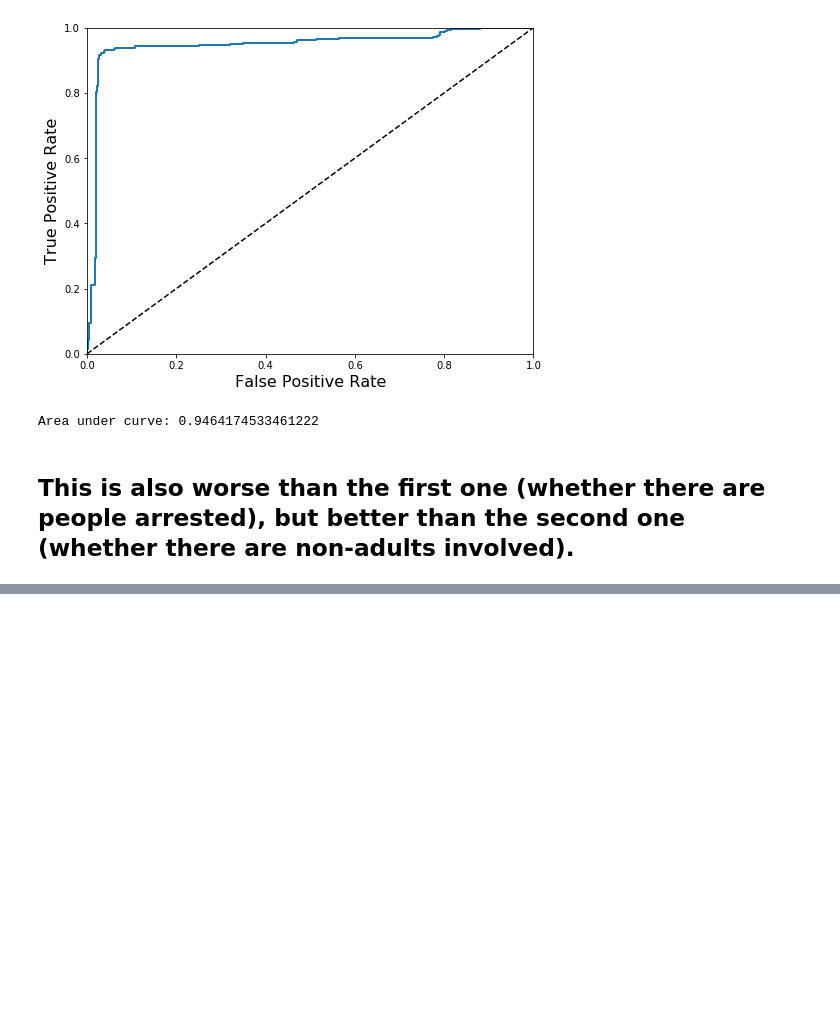
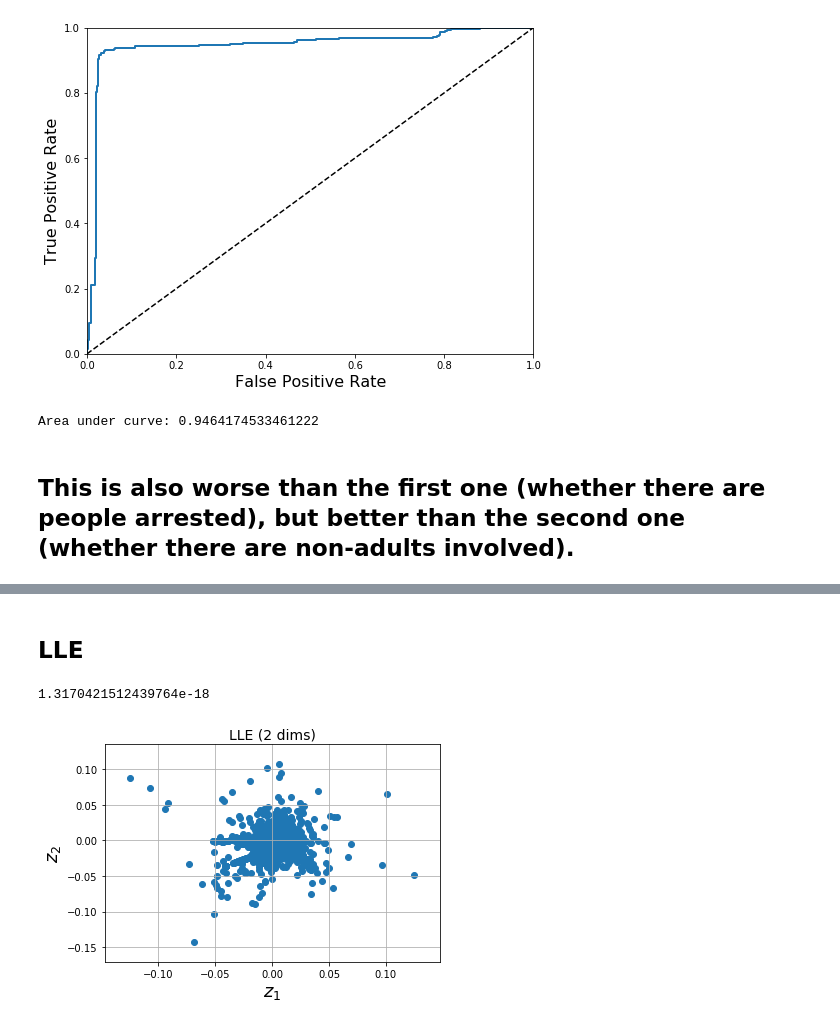
Before and after one commit to AkankshaNichrelay/Analysing-gun-violence-incidents, a Jupyter notebook: main.ipynb, the cells around one changed output, grey strips where cells are left out. Drawn from its saved outputs; the diff is of its cells as text; code cells hidden in the pictures; blank space fills up the shorter version.

```diff
--- a/main.ipynb
+++ b/main.ipynb
@@ -773,0 +845,7 @@ Sum of squared distances of samples to their closest cluster center is: 59546.19
+# %%
+from sklearn.decomposition import PCA
+
+pca = PCA(n_components=0.95) # Directly find the number of components that include 95% variance
+pca.fit(cluster_data) # PCA will do centering automatically, but not scaling. It is recommended to use scaled data before pca if features
+                      # have different units according to some information on the Internet.
+pca.n_components_
@@ -773,0 +875,20 @@ Sum of squared distances of samples to their closest cluster center is: 59546.19
+# %% [markdown]
+## LLE
+# %%
+from sklearn.manifold import LocallyLinearEmbedding
+lle = LocallyLinearEmbedding(n_components=2, n_neighbors=10, random_state=42)
+X_reduced = lle.fit_transform(cluster_data) # There seems no information about whether to scale data before LLE. I think we should do because
+# in LLE distance between datapoints is computed
+lle.reconstruction_error_ # Reconstruction error associated with embedding_
+# %% [output]
+1.3170421512439764e-18
+# %%
+plt.title("LLE (2 dims)", fontsize=14)
+plt.scatter(X_reduced[:, 0], X_reduced[:, 1])
+plt.xlabel("$z_1$", fontsize=18)
+plt.ylabel("$z_2$", fontsize=18)
+plt.grid(True)
+
+plt.show()
+# %% [output]
+[figure, added]
```
Also changed, not shown: parts of 16 cells of this notebook.
